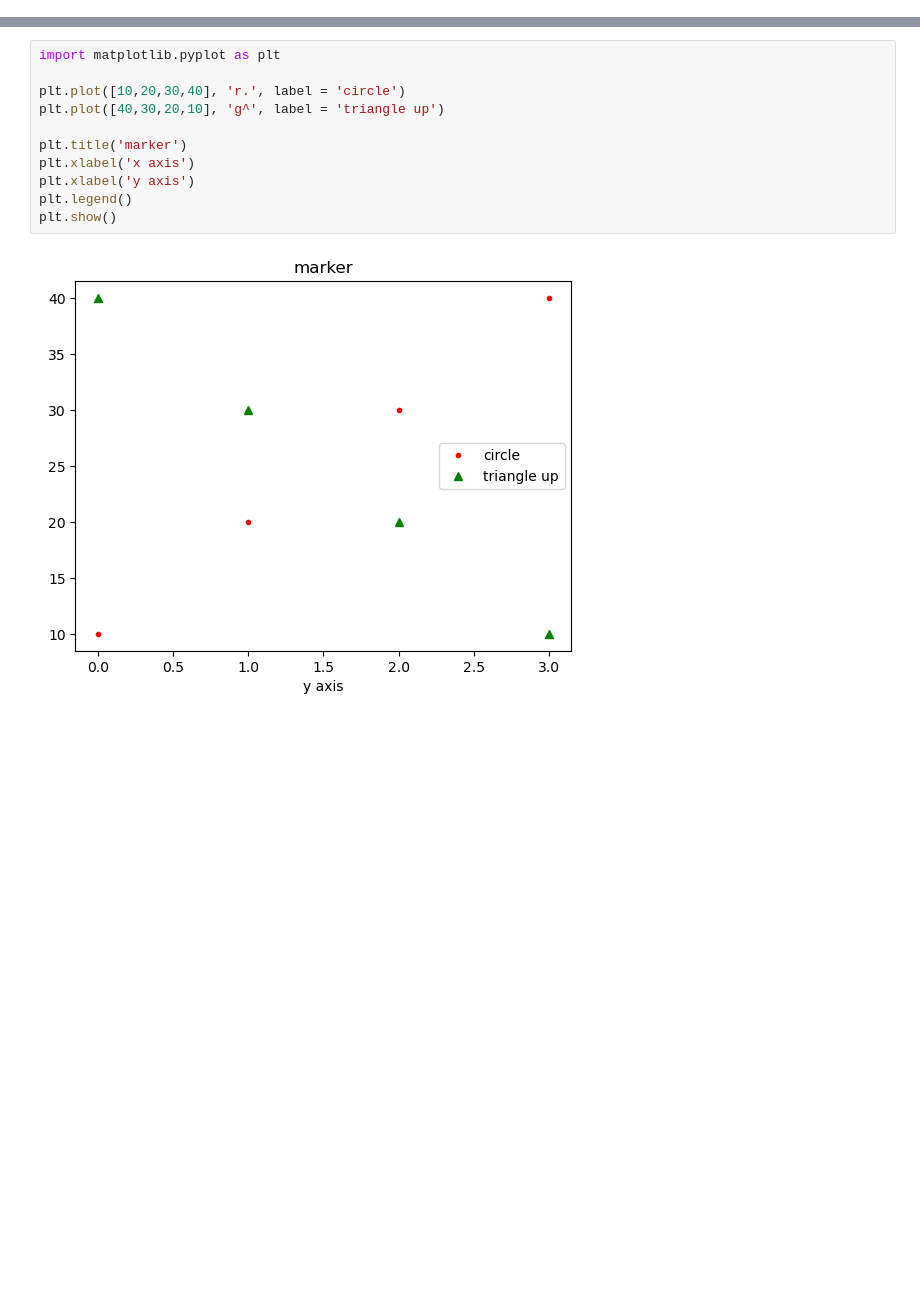
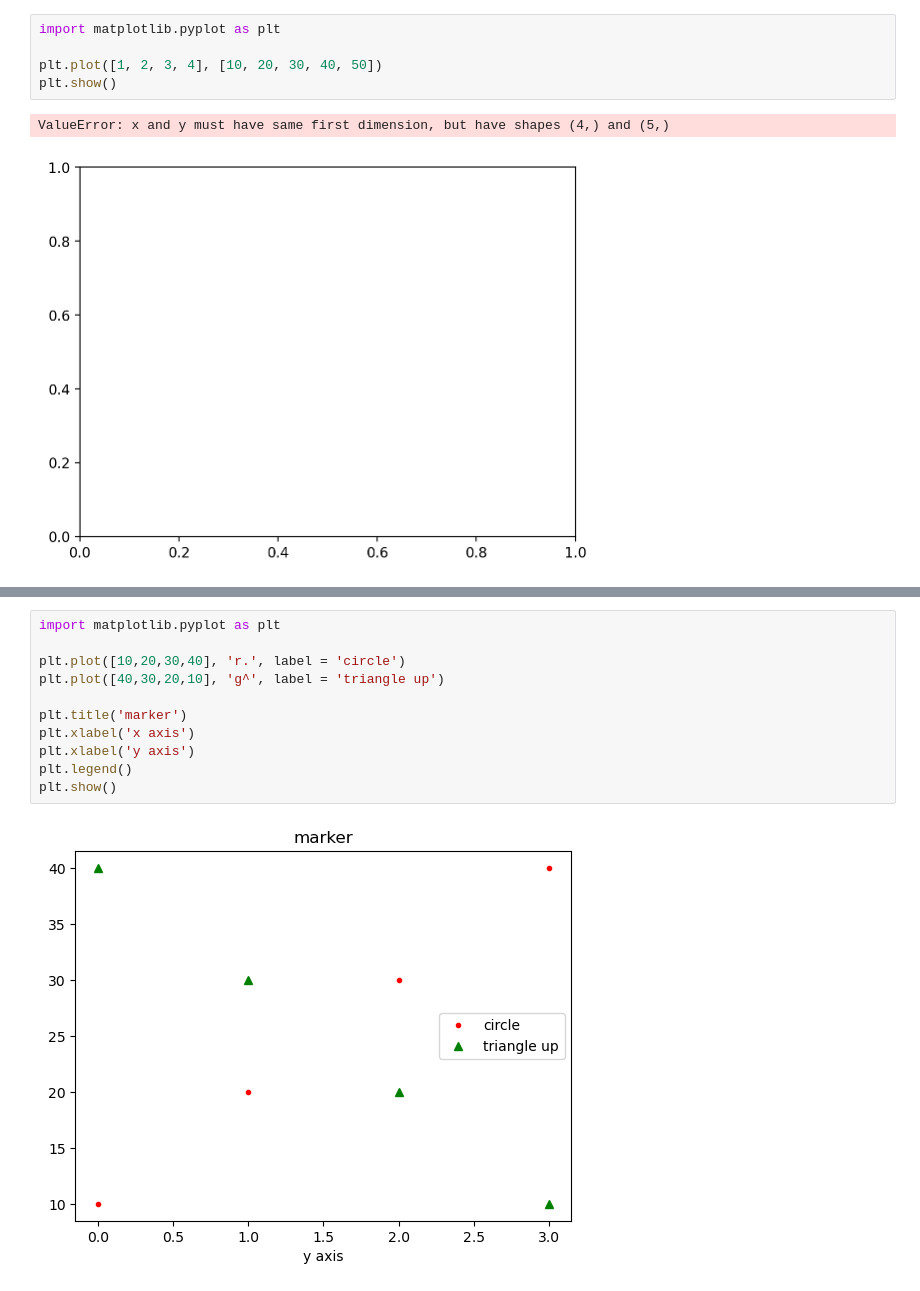
Before and after one commit to Jinseok2419342/2024-intro-DA-code, a Jupyter notebook: w07-matplotlib-middle.ipynb, the cells around one changed output, grey strips where cells are left out. Cells and saved outputs as stored; diff of their text form; blank space fills up the shorter version.

```diff
--- a/w07-matplotlib-middle.ipynb
+++ b/w07-matplotlib-middle.ipynb
@@ -0,0 +57,8 @@
+# %%
+import matplotlib.pyplot as plt
+
+plt.plot([1, 2, 3, 4], [10, 20, 30, 40, 50])
+plt.show()
+# %% [output]
+ValueError: x and y must have same first dimension, but have shapes (4,) and (5,)
+[figure, added]
```
Also changed, not shown: parts of 16 cells of this notebook.
